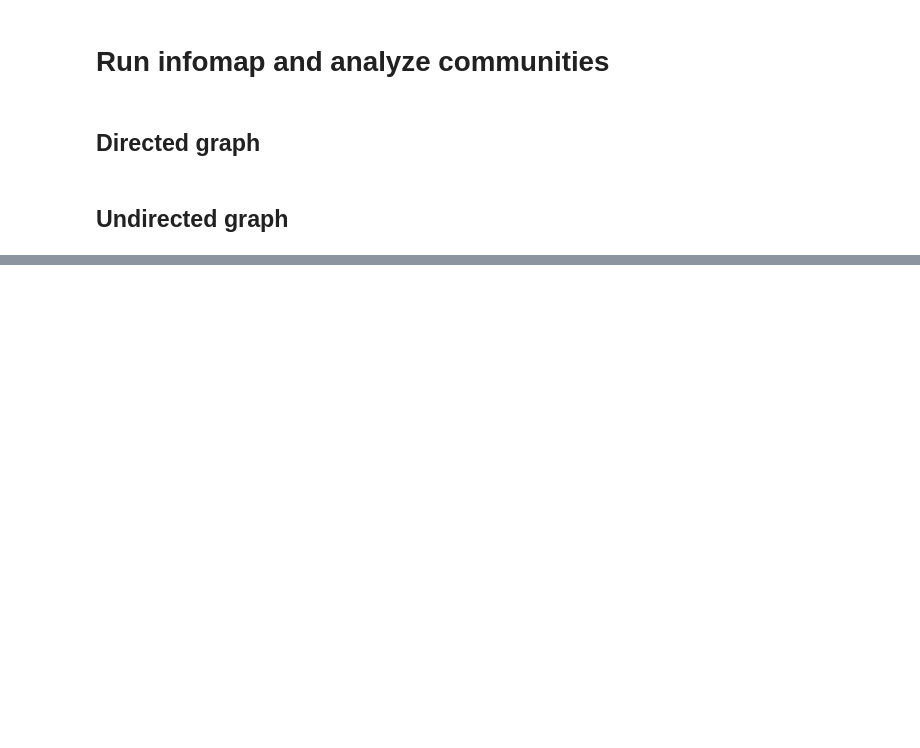
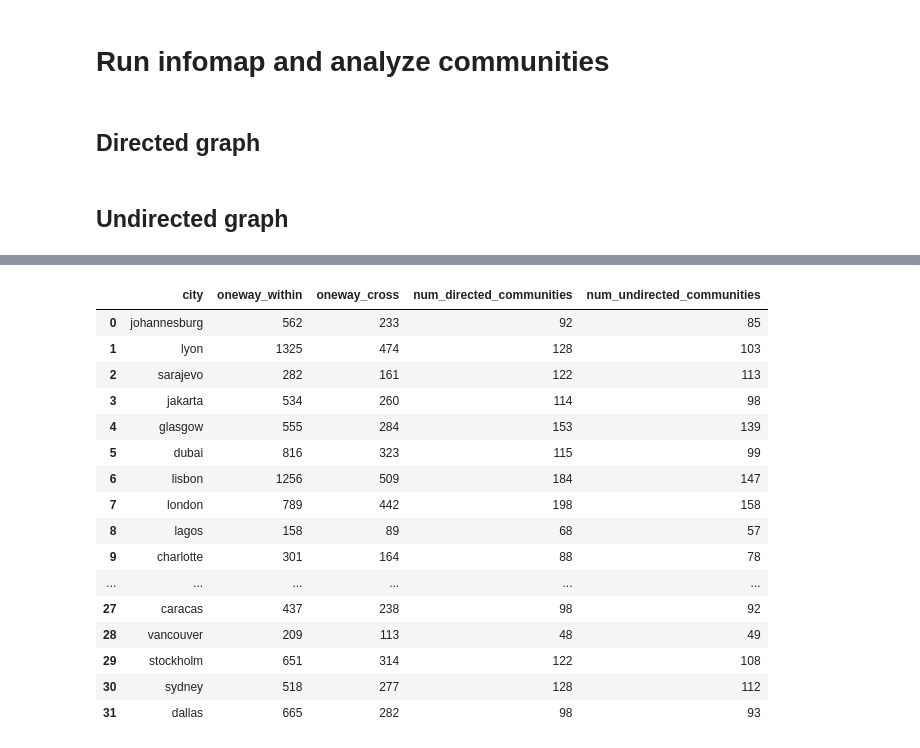
Before and after one commit to chethan749/cnww-2025-edgedamage, a Jupyter notebook: infomap-roadnet-communities/notebooks/infomap-roadnet-communities.ipynb, the cells around one changed output, grey strips where cells are left out. Saved outputs shown, nothing was run; the diff lists cells and outputs as text; code cells hidden in the pictures; blank space fills up the shorter version.

```diff
--- a/infomap-roadnet-communities/notebooks/infomap-roadnet-communities.ipynb
+++ b/infomap-roadnet-communities/notebooks/infomap-roadnet-communities.ipynb
@@ -182,0 +512,25 @@ Text(0.5, 0.98, 'Infomap Communities in Dallas')
+# %%
+# Compute the number of oneway streets within communtiies and cross-community edges
+city_oneway_stats = {}
+
+for city, G in city_graph_dict.items():
+    comm = city_communities_dict[city]
+    oneway_within = 0
+    oneway_cross = 0
+
+    for u, v, k, data in G.edges(keys=True, data=True):
+        if G.has_edge(v, u):   # reciprocal exists => effectively two-way
+            continue
+
+        cu = comm.get(u, None)
+        cv = comm.get(v, None)
+
+        if (cu is not None) and (cv is not None) and (cu == cv):
+            oneway_within += 1
+        else:
+            oneway_cross += 1
+
+    city_oneway_stats[city] = {
+        'oneway_within': oneway_within,
+        'oneway_cross': oneway_cross,
+    }
@@ -182,0 +562,23 @@ Text(0.5, 0.98, 'Infomap Communities in Dallas')
+# %%
+# Add number of directed vs. undirected communities columns to df
+df['num_directed_communities'] = df['city'].apply(lambda c: max(city_communities_dict[c].values()) + 1)
+df['num_undirected_communities'] = df['city'].apply(lambda c: max(city_communities_undirected_dict[c].values()) + 1)
+df
+# %% [output]
+|  | city | oneway_within | oneway_cross | num_directed_communities | num_undirected_communities |
+| 0 | johannesburg | 562 | 233 | 92 | 85 |
+| 1 | lyon | 1325 | 474 | 128 | 103 |
+| 2 | sarajevo | 282 | 161 | 122 | 113 |
+| 3 | jakarta | 534 | 260 | 114 | 98 |
+| 4 | glasgow | 555 | 284 | 153 | 139 |
+| 5 | dubai | 816 | 323 | 115 | 99 |
+| 6 | lisbon | 1256 | 509 | 184 | 147 |
+| 7 | london | 789 | 442 | 198 | 158 |
+| 8 | lagos | 158 | 89 | 68 | 57 |
+| 9 | charlotte | 301 | 164 | 88 | 78 |
+| ... | ... | ... | ... | ... | ... |
+| 27 | caracas | 437 | 238 | 98 | 92 |
+| 28 | vancouver | 209 | 113 | 48 | 49 |
+| 29 | stockholm | 651 | 314 | 122 | 108 |
+| 30 | sydney | 518 | 277 | 128 | 112 |
+| 31 | dallas | 665 | 282 | 98 | 93 |
```
Also changed, not shown: parts of 21 cells of this notebook, 54 other files.
